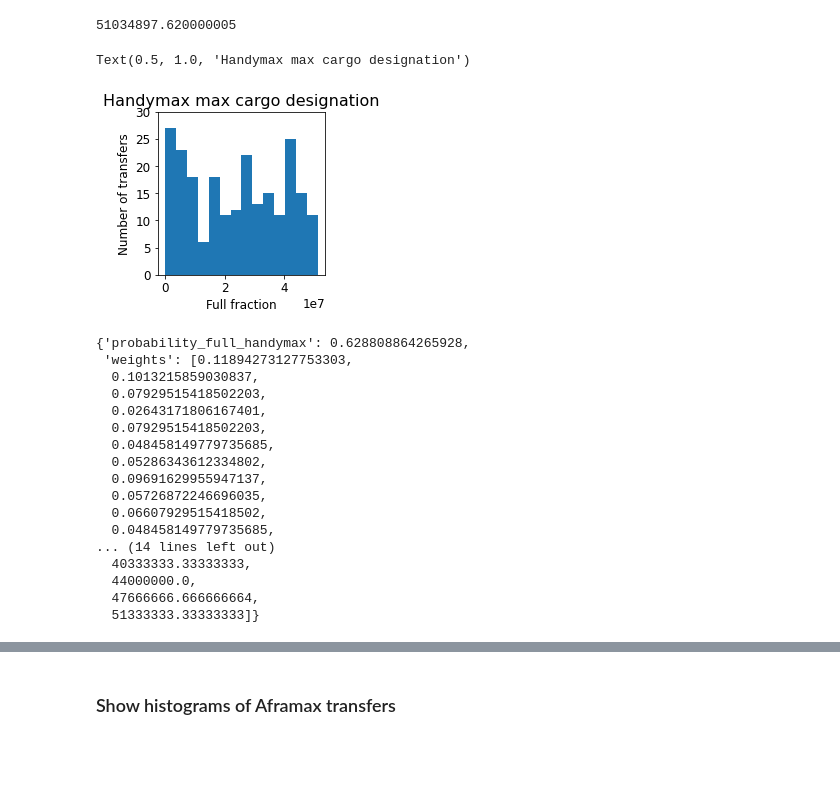
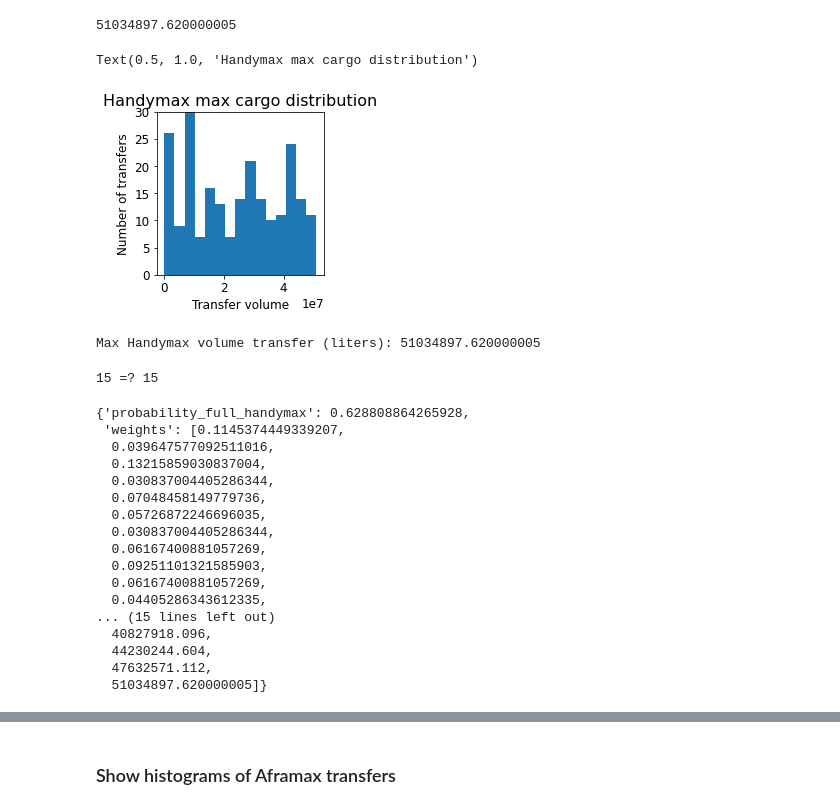
Before and after one commit to MIDOSS/analysis-rachael, a Jupyter notebook: notebooks/monte_carlo/QAQC_Tanker_AISlengths_DOEcapacities.ipynb, the cells around one changed output, grey strips where cells are left out. Saved outputs shown, nothing was run; the diff lists cells and outputs as text; code cells hidden in the pictures; blank space fills up the shorter version.

```diff
--- a/notebooks/monte_carlo/QAQC_Tanker_AISlengths_DOEcapacities.ipynb
+++ b/notebooks/monte_carlo/QAQC_Tanker_AISlengths_DOEcapacities.ipynb
@@ -676,47 +680,58 @@ max(volume['Handymax']['TransferQtyInLiters'])
 51034897.620000005
 # %%
 nbins = 15
-max_full = 5.5e7
-if max(volume['Handymax']['TransferQtyInLiters']) > max_full:
-    raise ValueError('Upper bin limit for Handymax needs to be ajusted up')
+max_full = max(volume['Handymax']['TransferQtyInLiters'])
+# if max(volume['Handymax']['TransferQtyInLiters']) > max_full:
+#     raise ValueError('Upper bin limit for Handymax needs to be ajusted up')
 
-bin_values = numpy.arange(0,max_full,max_full/nbins)
+bin_values = numpy.arange(
+    0,
+    max_full + max_full/nbins,
+    max_full/nbins
+)
 
 fig, ax = plt.subplots(figsize = (3,3))
 n, cargo_capacity, patches = ax.hist(
         volume['Handymax']['TransferQtyInLiters'],
         bins = bin_values)
-ax.set_xlabel('Full fraction')
+ax.set_xlabel('Transfer volume')
 ax.set_ylabel('Number of transfers')
 ax.set_ylim(0,30)
-ax.set_title(f'Handymax max cargo designation')
+ax.set_title(f'Handymax max cargo distribution')
 # %% [output]
-Text(0.5, 1.0, 'Handymax max cargo designation')
+Text(0.5, 1.0, 'Handymax max cargo distribution')
-[figure, old version]
+[figure, new version]
+# %%
+print(f'Max Handymax volume transfer (liters): {max(volume["Handymax"]["TransferQtyInLiters"])}')
+# %% [output]
+Max Handymax volume transfer (liters): 51034897.620000005
 # %%
 weights = n/sum(n)
 capacity['weights'] = weights.tolist()
+#cargo_capacity['amount_in_liters'].pop(0) # Remove zero (lower bound of first bin)
 capacity['amount_in_liters'] = cargo_capacity.tolist()
-
+capacity['amount_in_liters'].pop(0)
+print(f'{len(capacity["amount_in_liters"])} =? {len(capacity["weights"])}')
 capacity
 # %% [output]
-{'probability_full_handymax': 0.628808864265928,
- 'weights': [0.11894273127753303,
-  0.1013215859030837,
-  0.07929515418502203,
-  0.02643171806167401,
-  0.07929515418502203,
-  0.048458149779735685,
-  0.05286343612334802,
-  0.09691629955947137,
-  0.05726872246696035,
-  0.06607929515418502,
-  0.048458149779735685,
-... (14 lines left out)
-  40333333.33333333,
-  44000000.0,
-  47666666.666666664,
-  51333333.33333333]}
+15 =? 15
+{'probability_full_handymax': 0.628808864265928,
+ 'weights': [0.1145374449339207,
+  0.039647577092511016,
+  0.13215859030837004,
+  0.030837004405286344,
+  0.07048458149779736,
+  0.05726872246696035,
+  0.030837004405286344,
+  0.06167400881057269,
+  0.09251101321585903,
+  0.06167400881057269,
+  0.04405286343612335,
+... (15 lines left out)
+  40827918.096,
+  44230244.604,
+  47632571.112,
+  51034897.620000005]}
 # %%
 with open(yaml_out_dir/'handymax_capacity.yaml', 'w') as file:
     documents = yaml.safe_dump(capacity, file)
```
Also changed, not shown: parts of 14 cells of this notebook.
